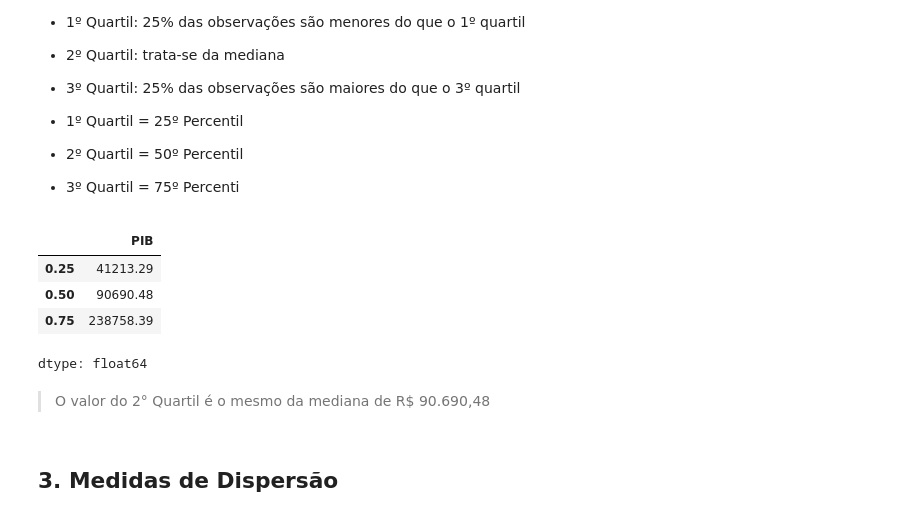
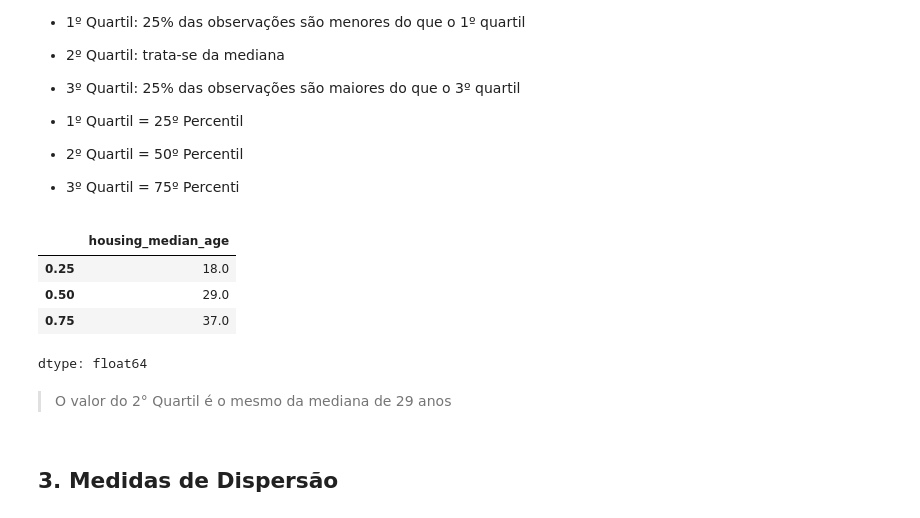
Before and after one commit to rodrigo-fernandes092/Learning, a Jupyter notebook: Estudo_Fundamentos_de_Estatística.ipynb, the cells around one changed output. Saved outputs shown, nothing was run; the diff lists cells and outputs as text; code cells hidden in the pictures.

```diff
--- a/Estudo_Fundamentos_de_Estatística.ipynb
+++ b/Estudo_Fundamentos_de_Estatística.ipynb
@@ -221,17 +201,17 @@ São Paulo foi o estado com maior frequência com o valor do PIB acima da média
  * 2º Quartil = 50º Percentil
  * 3º Quartil = 75º Percenti
 # %%
-df_10.PIB.quantile([0.25,0.5,0.75]).round(2)
+house.housing_median_age.quantile([0.25,0.5,0.75]).round(2)
 # %% [output]
-|  | PIB |
-| 0.25 | 41213.29 |
-| 0.50 | 90690.48 |
-| 0.75 | 238758.39 |
+|  | housing_median_age |
+| 0.25 | 18.0 |
+| 0.50 | 29.0 |
+| 0.75 | 37.0 |
 dtype: float64
 # %% [markdown]
 
 
-> O valor do 2° Quartil é o mesmo da mediana de R$ 90.690,48
+> O valor do 2° Quartil é o mesmo da mediana de 29 anos
 # %% [markdown]
 ## **3. Medidas de Dispersão**
 # %% [markdown]
```
Also changed, not shown: parts of 23 cells of this notebook.
